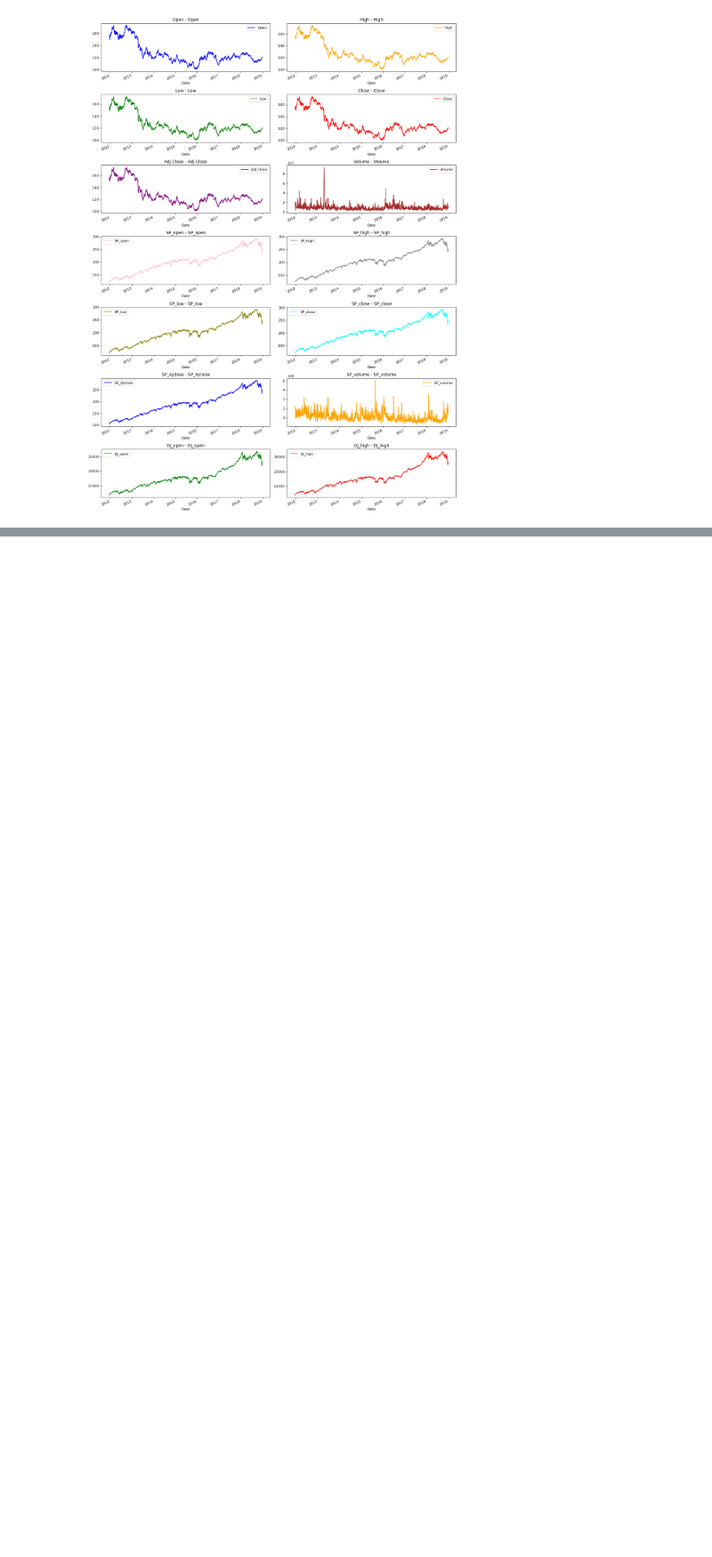
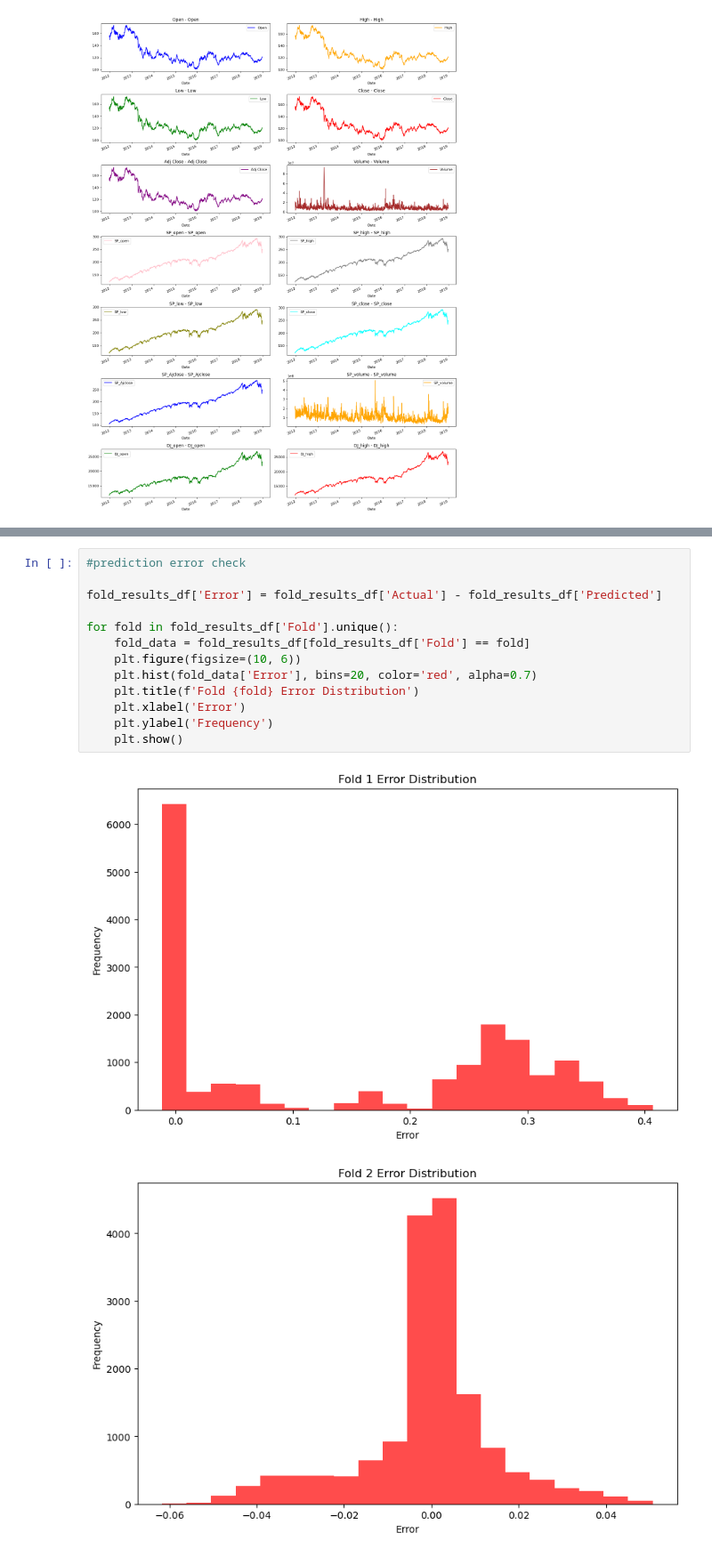
Before and after one commit to abhisheksuga/price-forecasting, a Jupyter notebook: src/forcasting.ipynb, the cells around one changed output, grey strips where cells are left out. Shown at 89% size. Drawn from its saved outputs; the diff is of its cells as text; blank space fills up the shorter version.

```diff
--- a/src/forcasting.ipynb
+++ b/src/forcasting.ipynb
@@ -326,0 +597,16 @@ visualization(df2)
+# %%
+#prediction error check
+
+fold_results_df['Error'] = fold_results_df['Actual'] - fold_results_df['Predicted']
+
+for fold in fold_results_df['Fold'].unique():
+    fold_data = fold_results_df[fold_results_df['Fold'] == fold]
+    plt.figure(figsize=(10, 6))
+    plt.hist(fold_data['Error'], bins=20, color='red', alpha=0.7)
+    plt.title(f'Fold {fold} Error Distribution')
+    plt.xlabel('Error')
+    plt.ylabel('Frequency')
+    plt.show()
+# %% [output]
+[figure, added]
+[figure, added]
```
Also changed, not shown: parts of 28 cells of this notebook, 4 other files.
